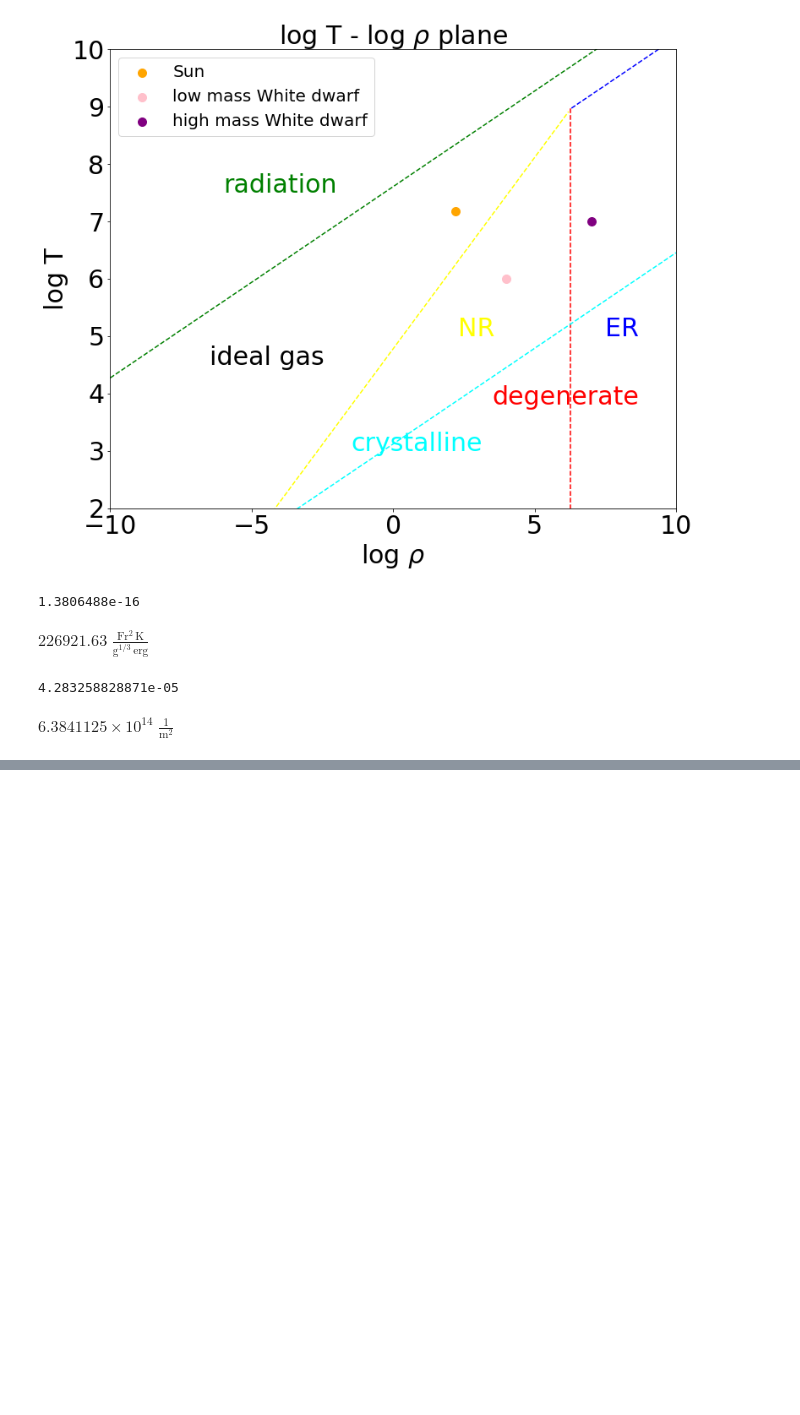
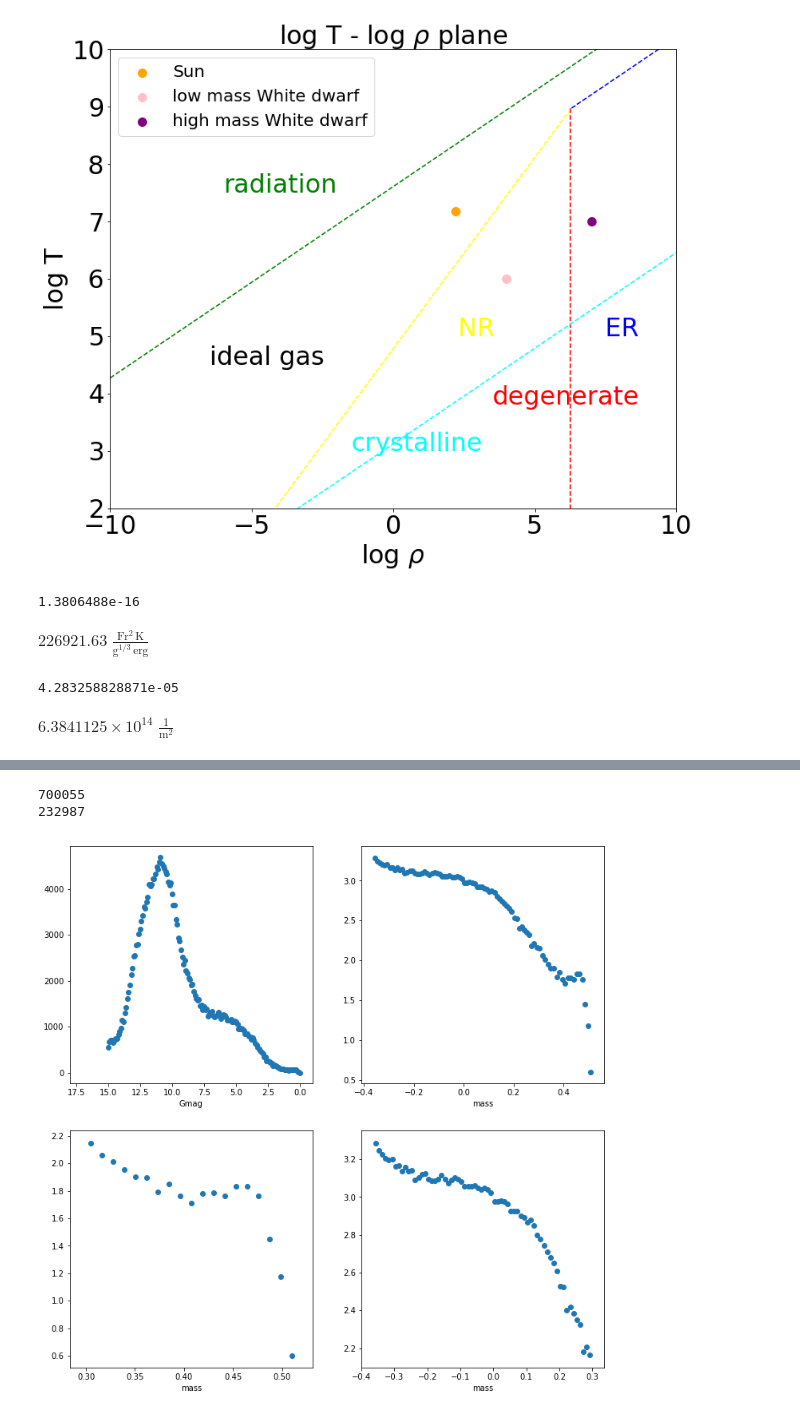
Before and after one commit to panzhiwei1997/Greg_HW2, a Jupyter notebook: HW3/HW3_panzhiwei.ipynb, the cells around one changed output, grey strips where cells are left out. Cells and saved outputs as stored; diff of their text form; code cells hidden in the pictures; blank space fills up the shorter version.

```diff
--- a/HW3/HW3_panzhiwei.ipynb
+++ b/HW3/HW3_panzhiwei.ipynb
@@ -119,0 +168,77 @@ $6.6948409 \times 10^{-27} \; \mathrm{kg}$
+# %%
+import numpy as np
+from astropy.io import fits
+import matplotlib.pyplot as plt
+import astropy.constants as c
+import astropy.units as u
+
+#import fits data
+stars_fits=fits.open('/Users/panzhiwei/Desktop/astronomy/恒星物理/HW2/gaia_all100pc-result.fits')
+data=stars_fits[1].data
+
+
+
+Gmag_raw=data['phot_g_mean_mag']
+flux_div_err=data['phot_g_mean_flux_over_error']
+b_div_err=data['phot_bp_mean_flux_over_error']
+r_div_err=data['phot_rp_mean_flux_over_error']
+plx=data['parallax']
+plx_err=data['parallax_error']
+astroerror=data['astrometric_excess_noise']
+bprp_raw=data['bp_rp']
+
+
+
+
+Gmag_abs=[]
+bp_rp_gaia=[]
+print(len(plx))
+for each in range(len(Gmag_raw)):
+    if astroerror[each]<1 and flux_div_err[each]>10 and b_div_err[each]>10 and \
+       r_div_err[each]>10 and plx_err[each]/plx[each]<0.1:
+        gabs=Gmag_raw[each]-10+5*np.log10(plx[each])
+        if 0<gabs<15.05 and gabs<3*bprp_raw[each]+6 and ((gabs>4) or (bprp_raw[each]<1)):
+            Gmag_abs.append(gabs)
+            bp_rp_gaia.append(bprp_raw[each])
+
+print(len(Gmag_abs))
+mag=np.arange(0,15.05,0.1)
+number=np.zeros(len(mag))
+for each in Gmag_abs:
+    number[int(round(each/0.1))]=number[int(round(each/0.1))]+1
+# %% [output]
+700055
+232987
+# %%
+mag183=mag[mag<1.83]
+mass183=(0.4*(4.83-mag183)-np.log10(1.4))/3.5
+number183=number[mag<1.83]
+
+index850=(mag>1.83) & (mag<8.50)
+mag850=mag[index850]
+mass850=0.1*(4.83-mag850)
+number850=number[index850]
+
+mass2=np.concatenate((mass850,mass183))
+number2=np.concatenate((number850,number183))
+
+plt.figure(figsize=(12,12))
+plt.subplot(221)
+plt.scatter(mag,number)
+plt.xlabel('Gmag')
+plt.xlim(18,-1)
+
+plt.subplot(222)
+plt.scatter(mass2,np.log10(number2))
+plt.xlabel('mass')
+
+plt.subplot(223)
+plt.scatter(mass183,np.log10(number183))
+plt.xlabel('mass')
+
+plt.subplot(224)
+plt.scatter(mass850,np.log10(number850))
+plt.xlabel('mass')
+plt.show()
+# %% [output]
+[figure, added]
```
Also changed, not shown: parts of 10 cells of this notebook.
